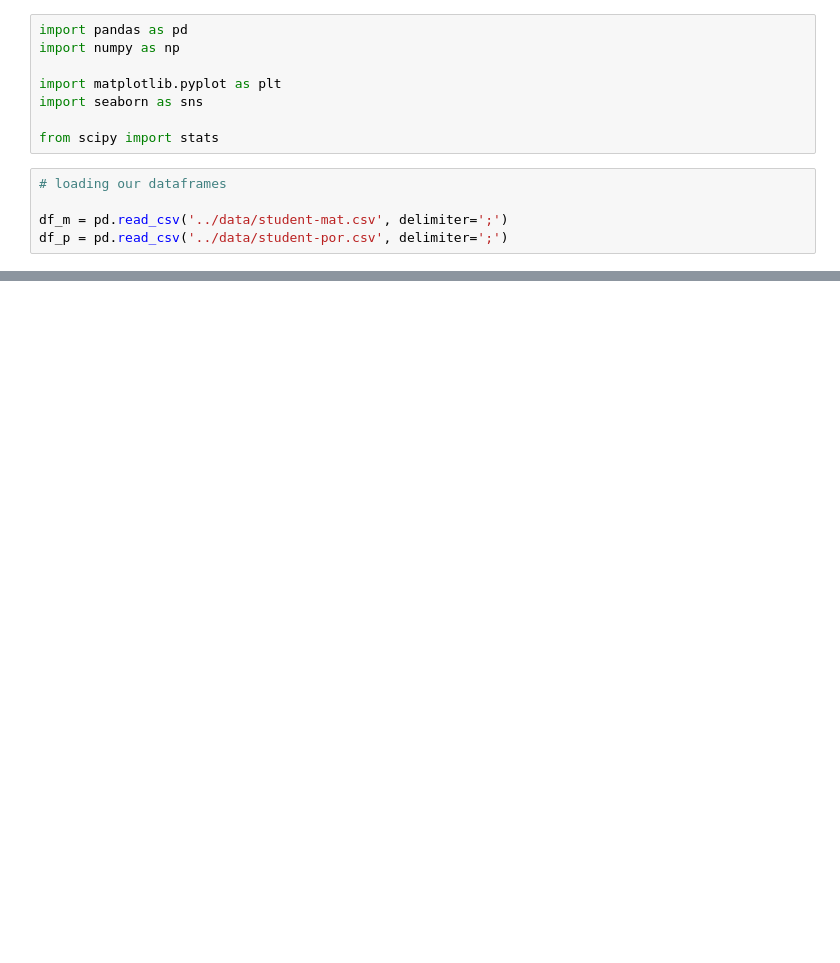
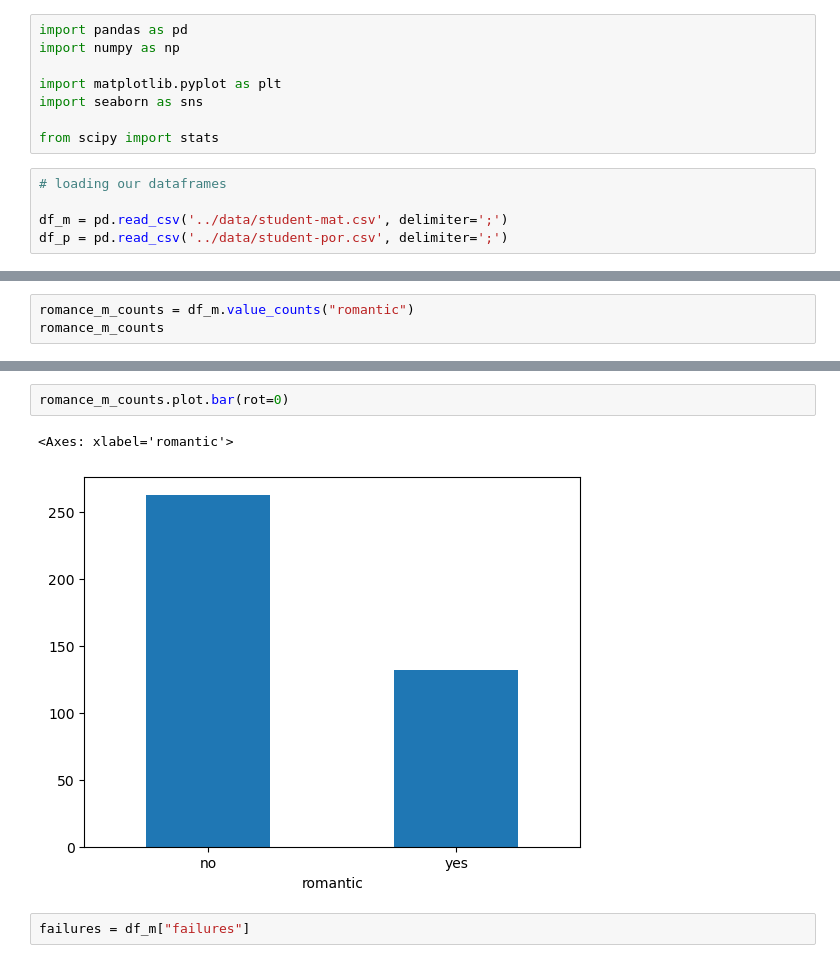
Before and after one commit to cshields164/end-of-phase1-project, a Jupyter notebook: code/01explore.ipynb, the cells around one changed output, grey strips where cells are left out. Cells and saved outputs as stored; diff of their text form; blank space fills up the shorter version.

```diff
--- a/code/01explore.ipynb
+++ b/code/01explore.ipynb
@@ -25,0 +89,3 @@ df_m.describe()
+# %%
+romance_m_counts = df_m.value_counts("romantic")
+romance_m_counts
@@ -25,0 +110,7 @@ df_m.describe()
+# %%
+romance_m_counts.plot.bar(rot=0)
+# %% [output]
+<Axes: xlabel='romantic'>
+[figure, added]
+# %%
+failures = df_m["failures"]
```
Also changed, not shown: parts of 18 cells of this notebook, 1 other file.
